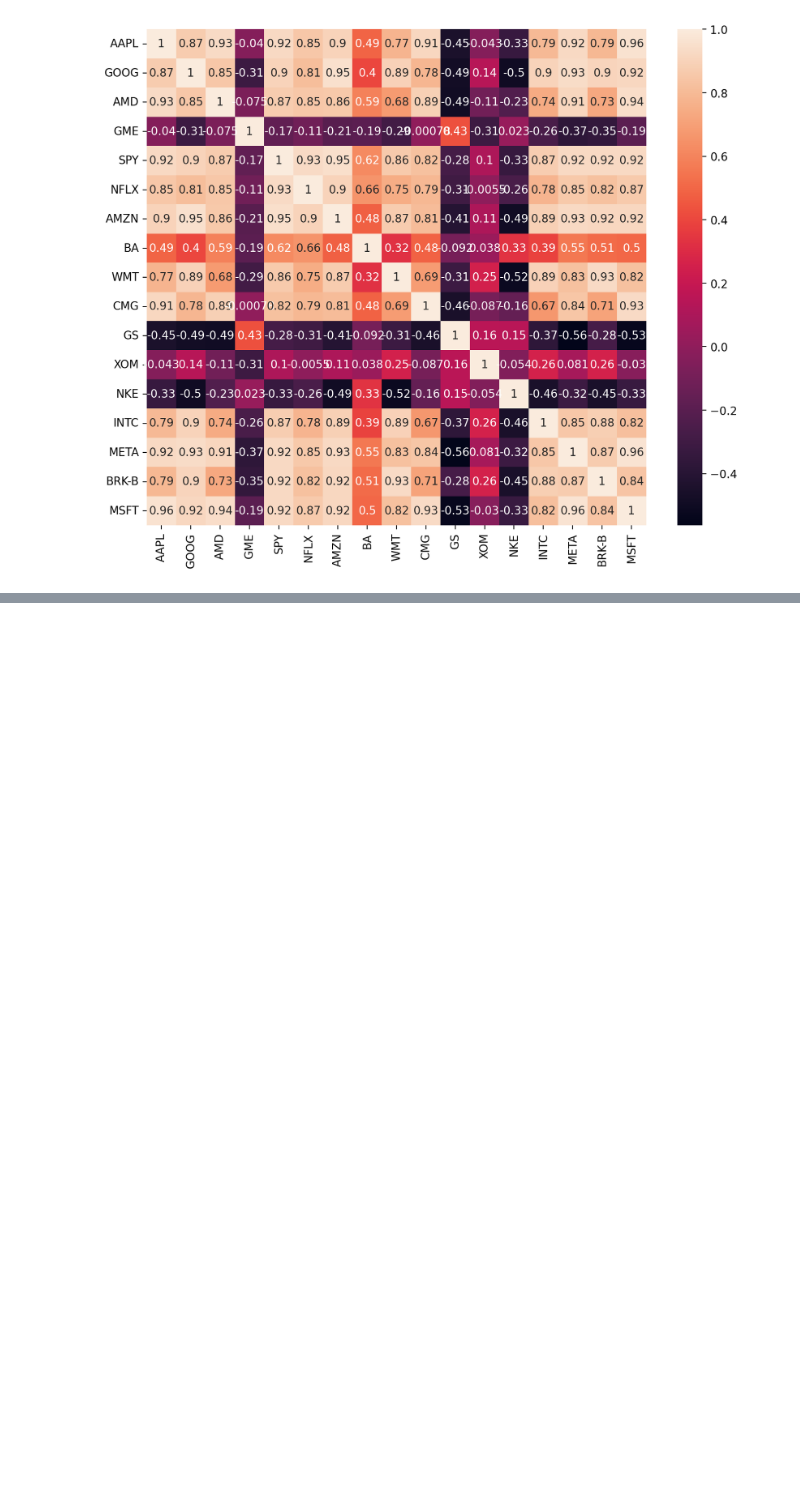
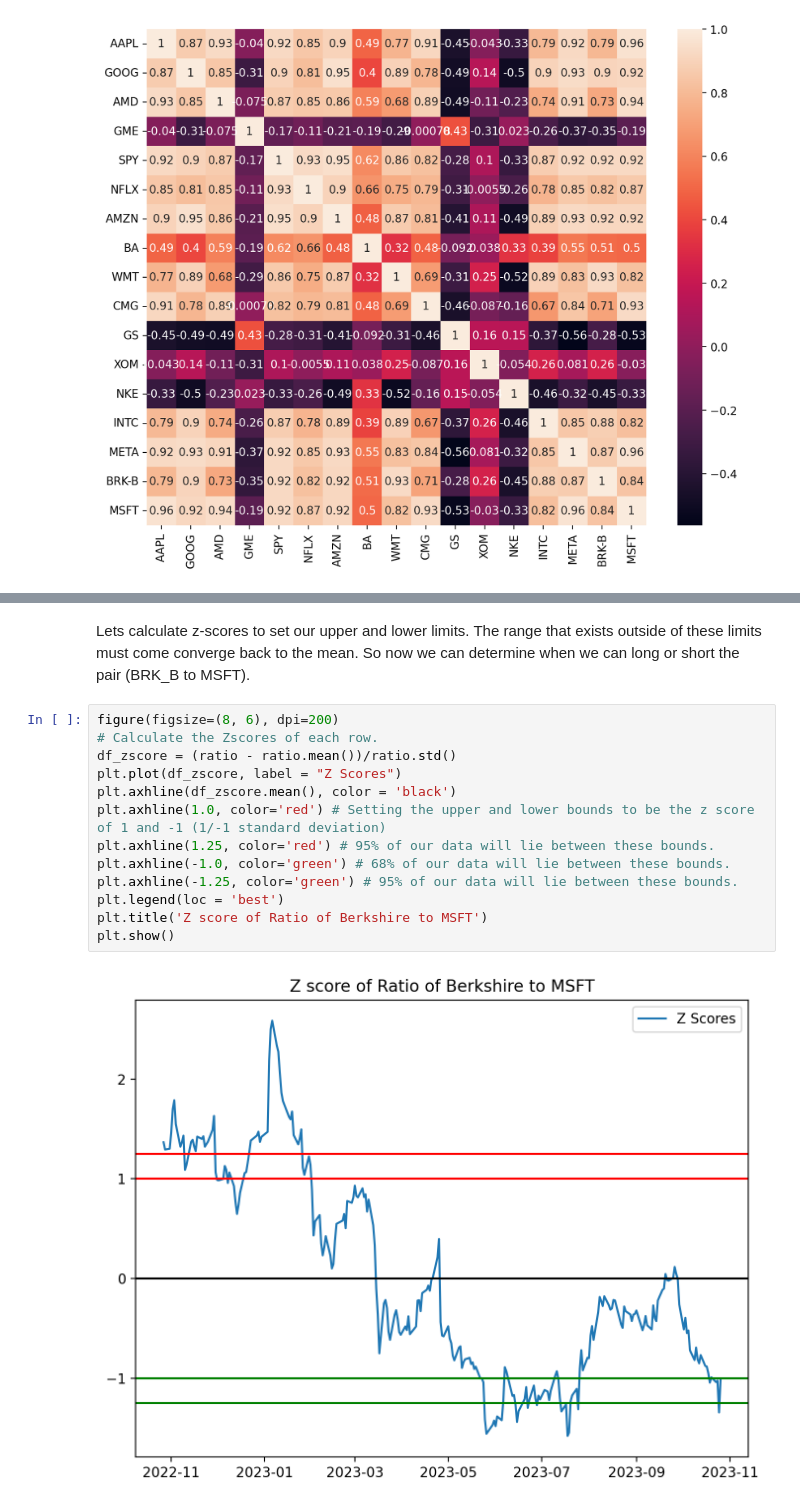
Before and after one commit to AnthonyLovesCoffee/pairs-trading-model, a Jupyter notebook: pairs_trading.ipynb, the cells around one changed output, grey strips where cells are left out. Cells and saved outputs as stored; diff of their text form; blank space fills up the shorter version.

Commit message:
completed basic pairs trading calculations

```diff
--- a/pairs_trading.ipynb
+++ b/pairs_trading.ipynb
@@ -86,0 +147,17 @@ sns.heatmap(correlation_matrix, annot = True)
+# %% [markdown]
+Lets calculate z-scores to set our upper and lower limits. The range that exists outside of these limits must come converge back to the mean. So now we can determine when we can long or short the pair (BRK_B to MSFT).
+# %%
+figure(figsize=(8, 6), dpi=200)
+# Calculate the Zscores of each row.
+df_zscore = (ratio - ratio.mean())/ratio.std()
+plt.plot(df_zscore, label = "Z Scores")
+plt.axhline(df_zscore.mean(), color = 'black')
+plt.axhline(1.0, color='red') # Setting the upper and lower bounds to be the z score of 1 and -1 (1/-1 standard deviation)
+plt.axhline(1.25, color='red') # 95% of our data will lie between these bounds.
+plt.axhline(-1.0, color='green') # 68% of our data will lie between these bounds.
+plt.axhline(-1.25, color='green') # 95% of our data will lie between these bounds.
+plt.legend(loc = 'best')
+plt.title('Z score of Ratio of Berkshire to MSFT')
+plt.show()
+# %% [output]
+[figure, added]
```
Also changed, not shown: parts of 14 cells of this notebook.
